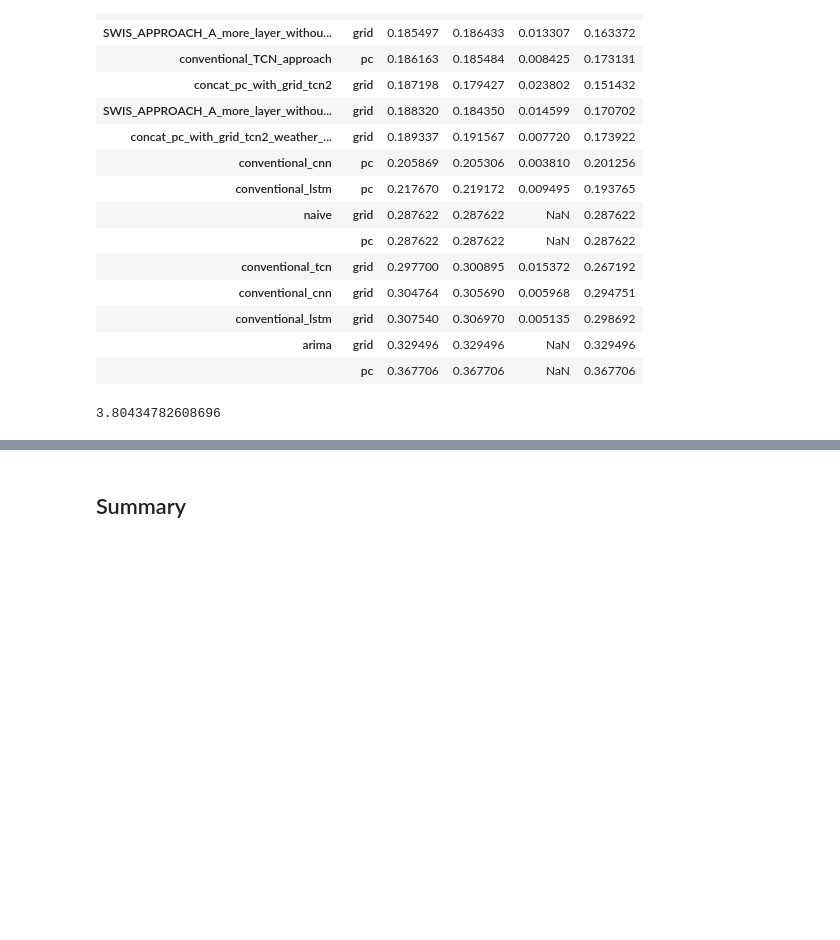
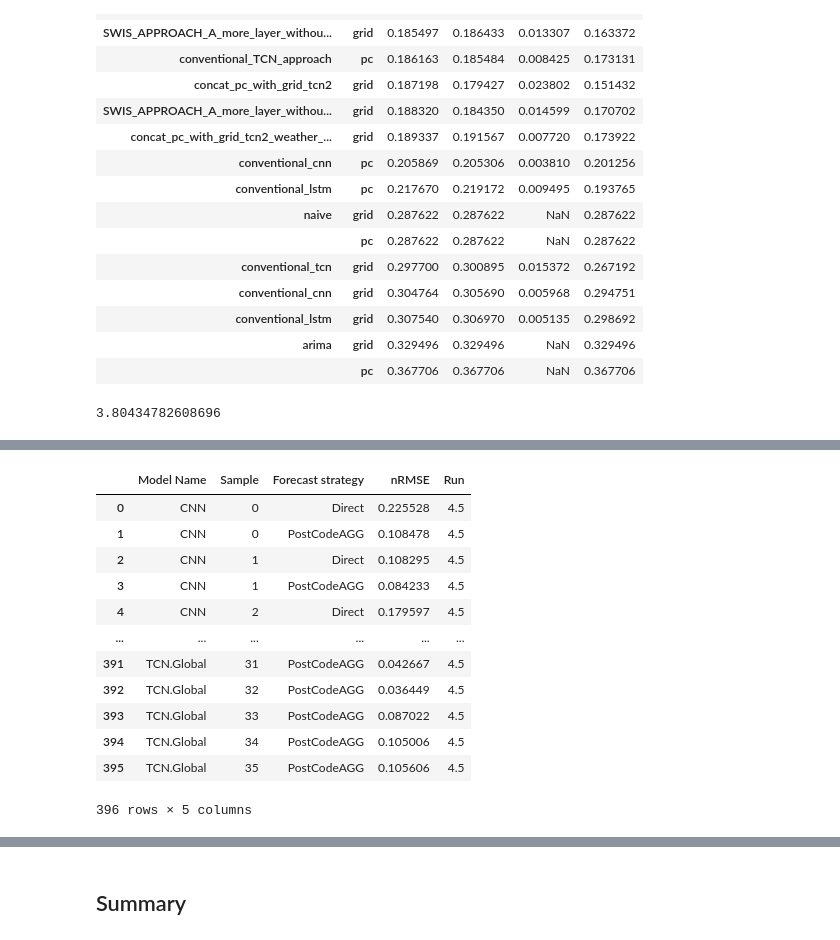
Before and after one commit to ManeeshaPerera/HTCNN-Forecasting, a Jupyter notebook: notebooks/swis_random_sample_results.ipynb, the cells around one changed output, grey strips where cells are left out. Cells and saved outputs as stored; diff of their text form; code cells hidden in the pictures; blank space fills up the shorter version.

```diff
--- a/notebooks/swis_random_sample_results.ipynb
+++ b/notebooks/swis_random_sample_results.ipynb
@@ -37,0 +166,16 @@ fc_errors.sort_values(by =('error', 'mean'))
+# %%
+new_box
+# %% [output]
+|  | Model Name | Sample | Forecast strategy | nRMSE | Run |
+| 0 | CNN | 0 | Direct | 0.225528 | 4.5 |
+| 1 | CNN | 0 | PostCodeAGG | 0.108478 | 4.5 |
+| 2 | CNN | 1 | Direct | 0.108295 | 4.5 |
+| 3 | CNN | 1 | PostCodeAGG | 0.084233 | 4.5 |
+| 4 | CNN | 2 | Direct | 0.179597 | 4.5 |
+| ... | ... | ... | ... | ... | ... |
+| 391 | TCN.Global | 31 | PostCodeAGG | 0.042667 | 4.5 |
+| 392 | TCN.Global | 32 | PostCodeAGG | 0.036449 | 4.5 |
+| 393 | TCN.Global | 33 | PostCodeAGG | 0.087022 | 4.5 |
+| 394 | TCN.Global | 34 | PostCodeAGG | 0.105006 | 4.5 |
+| 395 | TCN.Global | 35 | PostCodeAGG | 0.105606 | 4.5 |
+396 rows × 5 columns
```
Also changed, not shown: parts of 14 cells of this notebook.
